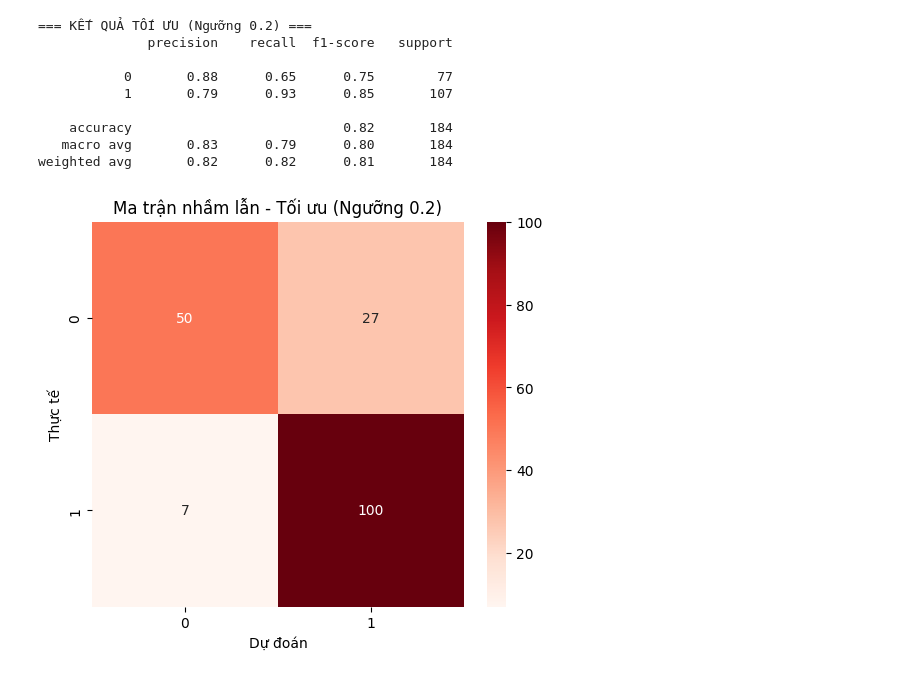
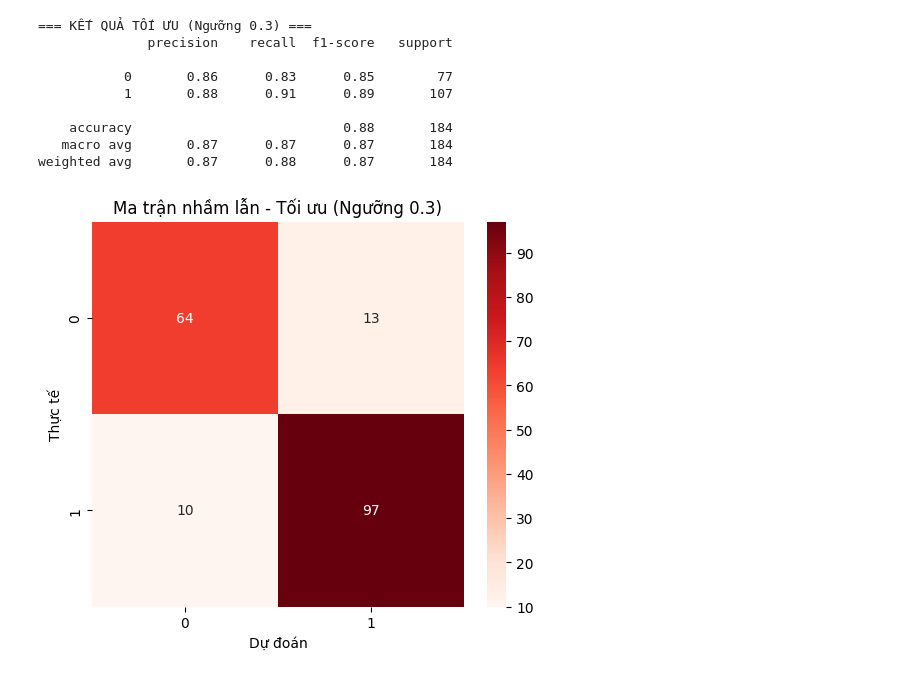
Before and after one commit to MaiKhoa0101/MLProject, a Jupyter notebook: main2.ipynb, the cells around one changed output. Drawn from its saved outputs; the diff is of its cells as text; code cells hidden in the pictures.

```diff
--- a/main2.ipynb
+++ b/main2.ipynb
@@ -77,41 +9,0 @@ Số lượng giá trị 0 trong Cholesterol (Test): 0
-# %%
-# --- BƯỚC 4: CHUẨN HÓA DỮ LIỆU (STANDARD SCALING) ---
-# Fit scaler CHỈ trên training set, sau đó transform cả train và test
-
-scaler = StandardScaler()
-X_train_scaled = scaler.fit_transform(X_train)  # Fit trên Train, sau đó transform
-X_test_scaled = scaler.transform(X_test)        # CHỈ transform Test (không fit)
-
-print("✓ StandardScaler được fit chỉ trên Training Set (Đúng cách)")
-
-# --- BƯỚC 5: HUẤN LUYỆN LOGISTIC REGRESSION ---
-model = LogisticRegression(random_state=42, max_iter=1000)
-model.fit(X_train_scaled, y_train)
-
-# --- BƯỚC 6: ĐÁNH GIÁ MẶC ĐỊNH (Ngưỡng 0.5) ---
-y_pred = model.predict(X_test_scaled)
-
-print("\n=== KẾT QUẢ MÔ HÌNH CƠ SỞ (Ngưỡng 0.5) ===")
-print(f"Độ chính xác (Accuracy): {accuracy_score(y_test, y_pred) * 100:.2f}%")
-print(classification_report(y_test, y_pred))
-
-# Vẽ Confusion Matrix
-plt.figure(figsize=(6, 5))
-sns.heatmap(confusion_matrix(y_test, y_pred), annot=True, fmt='d', cmap='Blues')
-plt.title('Ma trận nhầm lẫn - Mặc định')
-plt.ylabel('Thực tế')
-plt.xlabel('Dự đoán')
-plt.show()
-
-importance = model.coef_[0]
-feature_names = X_train.columns
-
-# Tạo DataFrame để dễ quan sát
-feature_importance = pd.DataFrame({'Feature': feature_names, 'Importance': importance})
-feature_importance = feature_importance.sort_values(by='Importance', ascending=False)
-
-# Vẽ biểu đồ
-plt.barh(feature_importance['Feature'], feature_importance['Importance'])
-plt.title('Mức độ ảnh hưởng của các yếu tố đến bệnh tim')
-plt.xlabel('Coefficient (Trọng số)')
-plt.show()
@@ -133,32 +236,32 @@ weighted avg       0.86      0.85      0.85       184
 # %%
 # --- BƯỚC 7: TỐI ƯU HÓA NGƯỠNG (THRESHOLD TUNING) ---
 
 # Lấy xác suất dự đoán thay vì nhãn 0/1
-y_prob = model.predict_proba(X_test_scaled)[:, 1]
+y_prob = model.predict_proba(X_test_scaled)
 
 # Đặt ngưỡng mới an toàn hơn (0.3)
-new_threshold = 0.2
+new_threshold = 0.3
 y_pred_new = (y_prob >= new_threshold).astype(int)
 
 print(f"\n=== KẾT QUẢ TỐI ƯU (Ngưỡng {new_threshold}) ===")
 print(classification_report(y_test, y_pred_new))
 
 # Vẽ Confusion Matrix so sánh
 plt.figure(figsize=(6, 5))
 cm_new = confusion_matrix(y_test, y_pred_new)
 sns.heatmap(cm_new, annot=True, fmt='d', cmap='Reds')
 plt.title(f'Ma trận nhầm lẫn - Tối ưu (Ngưỡng {new_threshold})')
 plt.ylabel('Thực tế')
 plt.xlabel('Dự đoán')
 plt.show()
 # %% [output]
-=== KẾT QUẢ TỐI ƯU (Ngưỡng 0.2) ===
+=== KẾT QUẢ TỐI ƯU (Ngưỡng 0.3) ===
               precision    recall  f1-score   support
 
-           0       0.88      0.65      0.75        77
-           1       0.79      0.93      0.85       107
+           0       0.86      0.83      0.85        77
+           1       0.88      0.91      0.89       107
 
-    accuracy                           0.82       184
-   macro avg       0.83      0.79      0.80       184
-weighted avg       0.82      0.82      0.81       184
+    accuracy                           0.88       184
+   macro avg       0.87      0.87      0.87       184
+weighted avg       0.87      0.88      0.87       184
-[figure, old version]
+[figure, new version]
```
Also changed, not shown: parts of 11 cells of this notebook.
